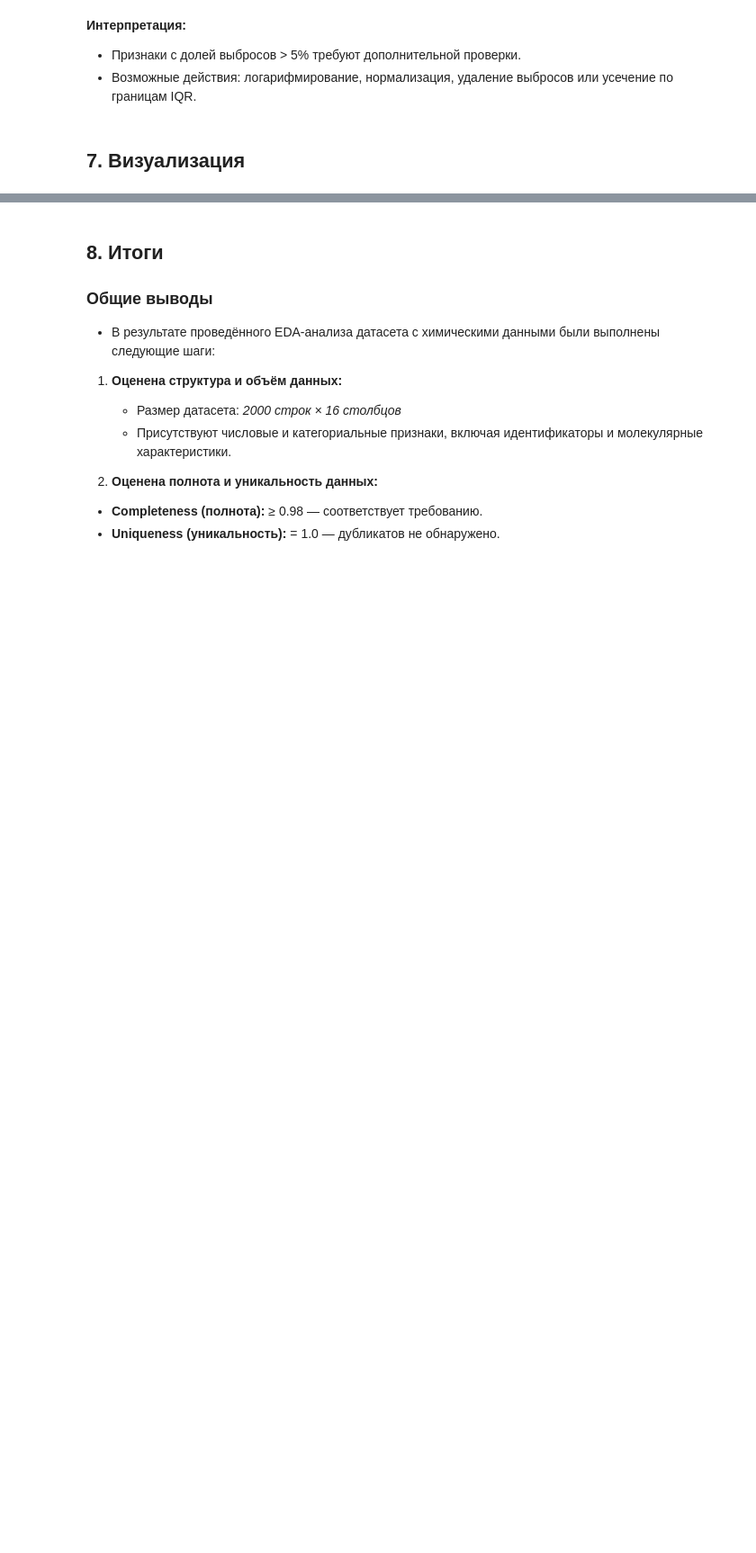
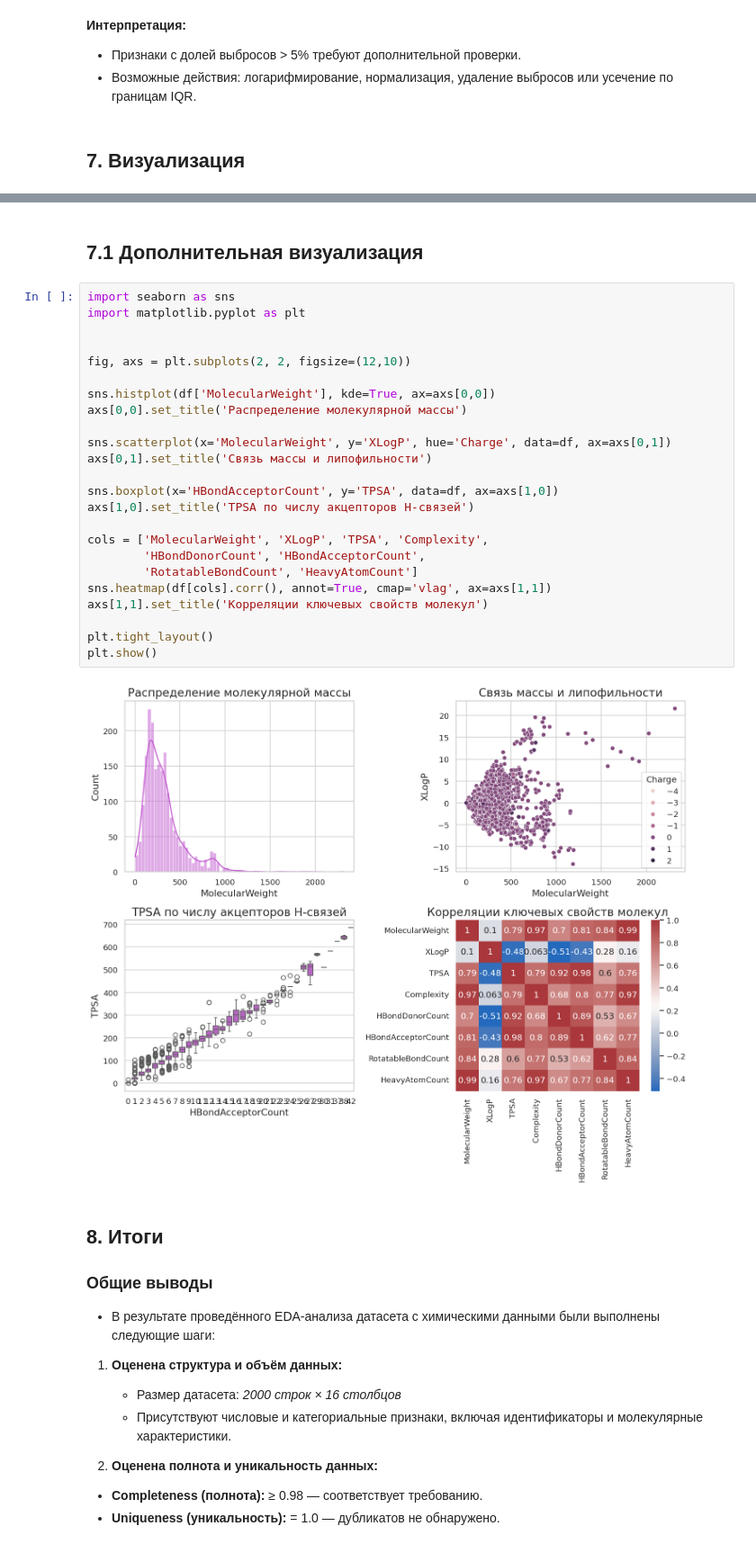
Before and after one commit to mikhailovaelizabeth/Data_engineering, a Jupyter notebook: notebooks/EDA.ipynb, the cells around one changed output, grey strips where cells are left out. Shown: that part at 90% size. Cells and saved outputs as stored; diff of their text form; blank space fills up the shorter version.

```diff
--- a/notebooks/EDA.ipynb
+++ b/notebooks/EDA.ipynb
@@ -274,3 +345,31 @@ plt.show()
+# %% [markdown]
+## 7.1 Дополнительная визуализация
+# %%
+import seaborn as sns
+import matplotlib.pyplot as plt
+
+
+fig, axs = plt.subplots(2, 2, figsize=(12,10))
+
+sns.histplot(df['MolecularWeight'], kde=True, ax=axs[0,0])
+axs[0,0].set_title('Распределение молекулярной массы')
+
+sns.scatterplot(x='MolecularWeight', y='XLogP', hue='Charge', data=df, ax=axs[0,1])
+axs[0,1].set_title('Связь массы и липофильности')
+
+sns.boxplot(x='HBondAcceptorCount', y='TPSA', data=df, ax=axs[1,0])
+axs[1,0].set_title('TPSA по числу акцепторов H-связей')
+
+cols = ['MolecularWeight', 'XLogP', 'TPSA', 'Complexity',
+        'HBondDonorCount', 'HBondAcceptorCount',
+        'RotatableBondCount', 'HeavyAtomCount']
+sns.heatmap(df[cols].corr(), annot=True, cmap='vlag', ax=axs[1,1])
+axs[1,1].set_title('Корреляции ключевых свойств молекул')
+
+plt.tight_layout()
+plt.show()
+# %% [output]
+[figure, added]
 # %% [markdown]
 ## 8. Итоги
 ### Общие выводы
```
Also changed, not shown: parts of 3 cells of this notebook.
